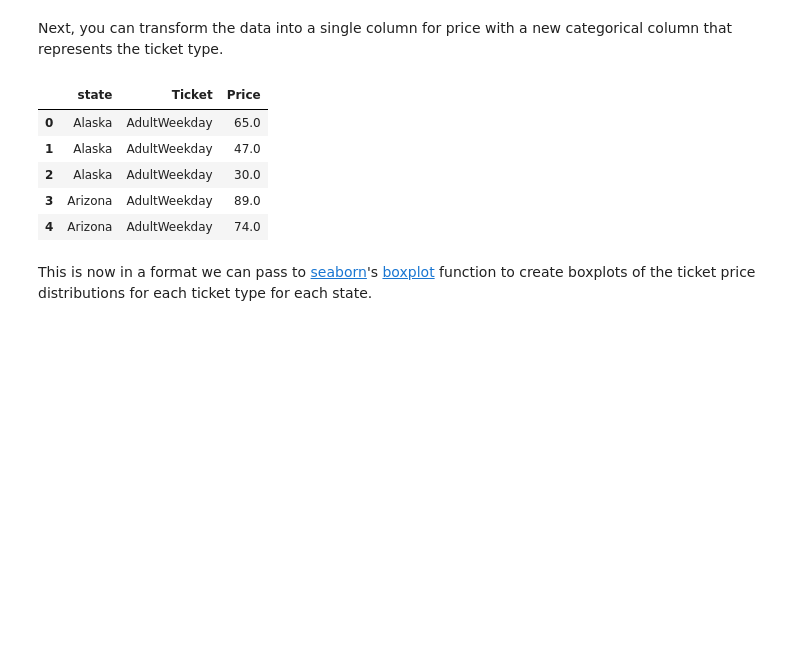
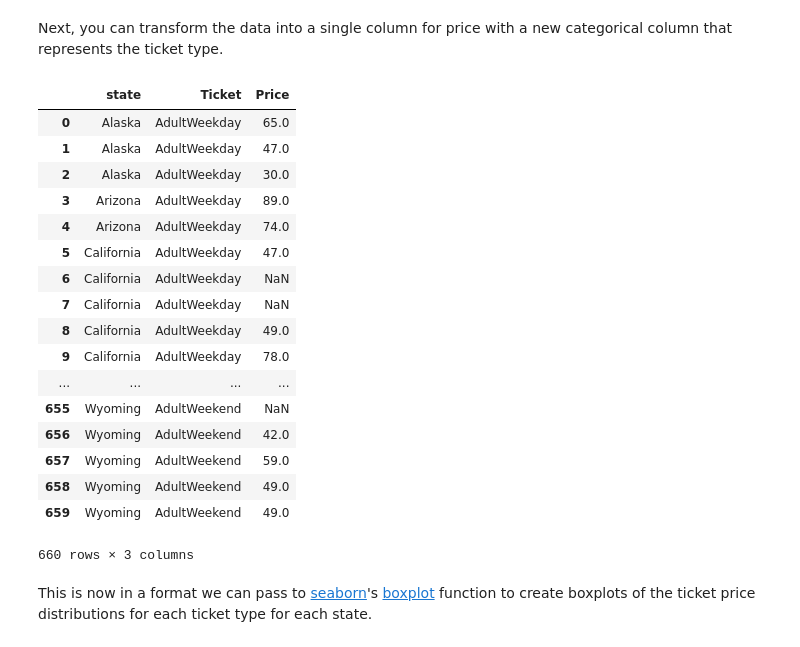
Before and after one commit to Libiv/DataScienceGuidedCapstone, a Jupyter notebook: Notebooks/02_data_wrangling_Libi.ipynb, the cells around one changed output. Cells and saved outputs as stored; diff of their text form; code cells hidden in the pictures; blank space fills up the shorter version.

```diff
--- a/Notebooks/02_data_wrangling_Libi.ipynb
+++ b/Notebooks/02_data_wrangling_Libi.ipynb
@@ -289,25 +467,39 @@ The figure above represents a dataframe with two columns, one for the average pr
 Next, you can transform the data into a single column for price with a new categorical column that represents the ticket type.
 # %%
 #Code task 15#
-#Use the pd.melt function, pass in the ski_data columns 'state', 'AdultWeekday', and 'Adultweekend' only,
+#Use the pd.melt function, pass in the ski_data columns 'state', 'AdultWeekday', and 'AdultWeekend' only,
 #specify 'state' for `id_vars`
 #gather the ticket prices from the 'Adultweekday' and 'AdultWeekend' columns using the `value_vars` argument,
 #call the resultant price column 'Price' via the `value_name` argument,
 #name the weekday/weekend indicator column 'Ticket' via the `var_name` argument
-ticket_prices = pd.melt(ski_data[[___, ___, ___]],
-                        id_vars=___,
-                        var_name=___,
-                        value_vars=[___, ___],
-                        value_name=___)
+ticket_prices = pd.melt(ski_data[['state', 'AdultWeekday','AdultWeekend']],
+                        id_vars='state',
+                        var_name='Ticket',
+                        value_vars=['AdultWeekday','AdultWeekend'],
+                        value_name='Price')
+# %%
+ticket_prices
+# %% [output]
+|  | state | Ticket | Price |
+| 0 | Alaska | AdultWeekday | 65.0 |
+| 1 | Alaska | AdultWeekday | 47.0 |
+| 2 | Alaska | AdultWeekday | 30.0 |
+| 3 | Arizona | AdultWeekday | 89.0 |
+| 4 | Arizona | AdultWeekday | 74.0 |
+| 5 | California | AdultWeekday | 47.0 |
+| 6 | California | AdultWeekday | NaN |
+| 7 | California | AdultWeekday | NaN |
+| 8 | California | AdultWeekday | 49.0 |
+| 9 | California | AdultWeekday | 78.0 |
+| ... | ... | ... | ... |
+| 655 | Wyoming | AdultWeekend | NaN |
+| 656 | Wyoming | AdultWeekend | 42.0 |
+| 657 | Wyoming | AdultWeekend | 59.0 |
+| 658 | Wyoming | AdultWeekend | 49.0 |
+| 659 | Wyoming | AdultWeekend | 49.0 |
+660 rows × 3 columns
 # %%
 ticket_prices.head()
-# %% [output]
-|  | state | Ticket | Price |
-| 0 | Alaska | AdultWeekday | 65.0 |
-| 1 | Alaska | AdultWeekday | 47.0 |
-| 2 | Alaska | AdultWeekday | 30.0 |
-| 3 | Arizona | AdultWeekday | 89.0 |
-| 4 | Arizona | AdultWeekday | 74.0 |
 # %% [markdown]
 This is now in a format we can pass to [seaborn](https://seaborn.pydata.org/)'s [boxplot](https://seaborn.pydata.org/generated/seaborn.boxplot.html) function to create boxplots of the ticket price distributions for each ticket type for each state.
 # %%
```
Also changed, not shown: parts of 49 cells of this notebook.
